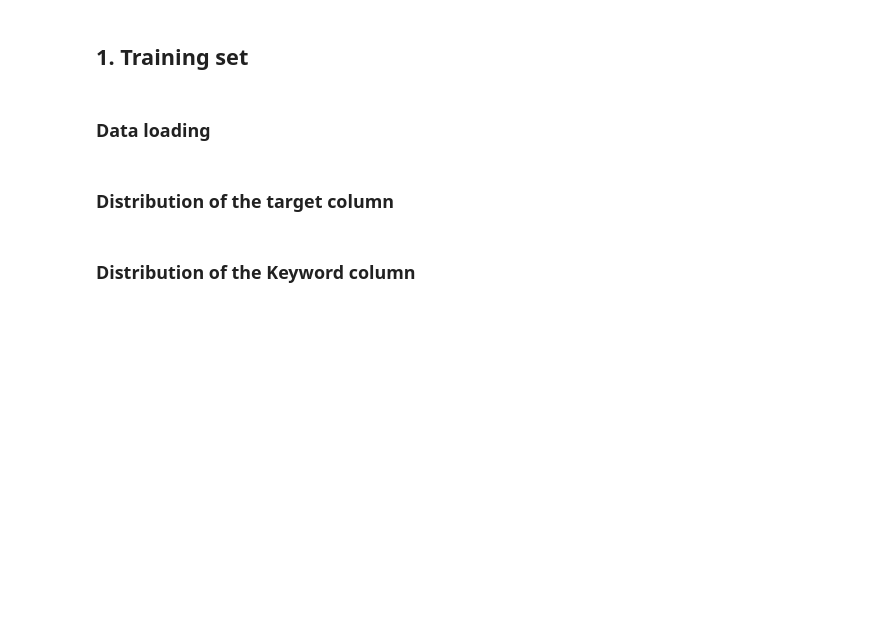
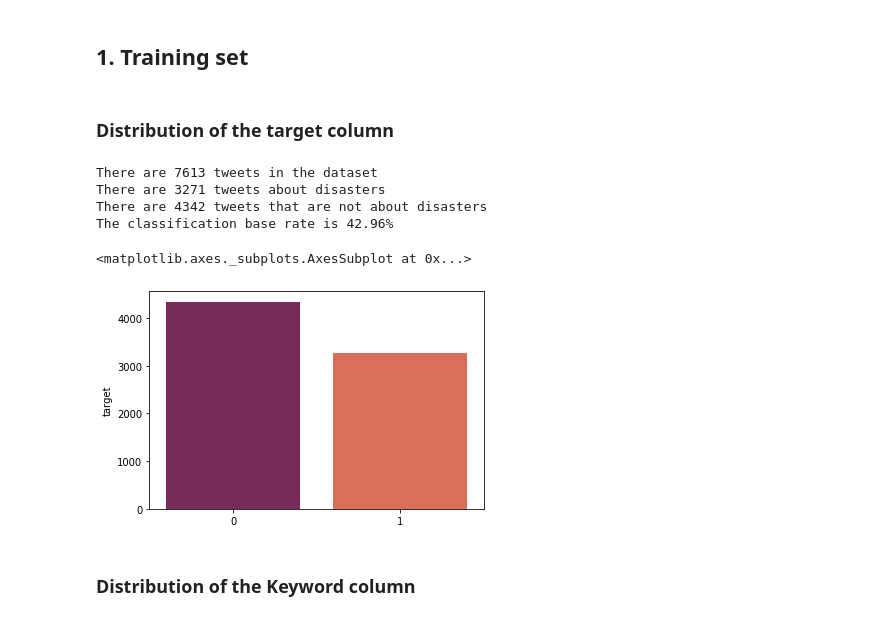
Before and after one commit to amuller9/Rolex_Project2, a Jupyter notebook: code/Alix Main_Project2 - Mix Sam.ipynb, the cells around one changed output. Saved outputs shown, nothing was run; the diff lists cells and outputs as text; code cells hidden in the pictures; blank space fills up the shorter version.

```diff
--- a/code/Alix Main_Project2 - Mix Sam.ipynb
+++ b/code/Alix Main_Project2 - Mix Sam.ipynb
@@ -48,8 +75,12 @@ ModuleNotFoundError: No module named 'spacy'
 # %%
-train = pd.read_csv ('../data/train.csv')
-train = train[['id', 'text', 'target']]
+train = pd.read_csv('../data/train.csv')
+train = train.sample(frac=1, replace=False)
+train = train[['id', 'keyword', 'location', 'text', 'target']]
+train.shape
 
 test = pd.read_csv ('../data/test.csv')
+test = test.sample(frac=1, replace=False)
 test = test[['id', 'text']]
 
-train.head()
+
+train.head(10)
@@ -64,34 +88,37 @@ train.head()
 # II. EDA
 # %% [markdown]
 ## 1. Training set
-# %% [markdown]
-### Data loading
-# %%
-train = pd.read_csv('../data/train.csv')
-train = train.sample(frac=1, replace=False)
-train = train[['id', 'keyword', 'location', 'text', 'target']]
-train.shape
-# %%
-train.columns = ['ID', 'Keyword', 'Location', 'Tweet text', 'Target']
-train.head()
 # %% [markdown]
 ### Distribution of the target column
 # %%
-#when the target = 1 it means the the tweet is about a disaster
-train_yes = train.query('Target == 1')
+total_count = 0
+for row in train.iterrows():
+  total_count += 1
+print(f'There are {total_count} tweets in the dataset')
+
+train_yes = train.query('target == 1')
 yes_count = 0
 for row in train_yes.iterrows():
     yes_count += 1
-print(f'There are {yes_count} tweets about disasters (Target = 0).')
+print(f'There are {yes_count} tweets about disasters')
 
-#when the target = 0 it means the the tweet is not about a disaster
-train_no = train.query('Target == 0')
+train_no = train.query('target == 0')
 no_count = 0
 for row in train_no.iterrows():
     no_count += 1
-print(f'There are {no_count} tweets that are not about disasters (Target = 1).')
+print(f'There are {no_count} tweets that are not about disasters')
+
+print('The classification base rate is ' + str(yes_count/(yes_count+no_count)*100)[:5] + '%')
+# %% [output]
+There are 7613 tweets in the dataset
+There are 3271 tweets about disasters
+There are 4342 tweets that are not about disasters
+The classification base rate is 42.96%
 # %%
-sns.barplot(train['Target'].value_counts().index, train['Target'].value_counts(), palette = 'rocket')
+sns.barplot(train['target'].value_counts().index, train['target'].value_counts(), palette = 'rocket')
+# %% [output]
+<matplotlib.axes._subplots.AxesSubplot at 0x...>
+[figure, added]
 # %% [markdown]
 ### Distribution of the Keyword column
 # %%
```
Also changed, not shown: parts of 8 cells of this notebook, 1 other file.
